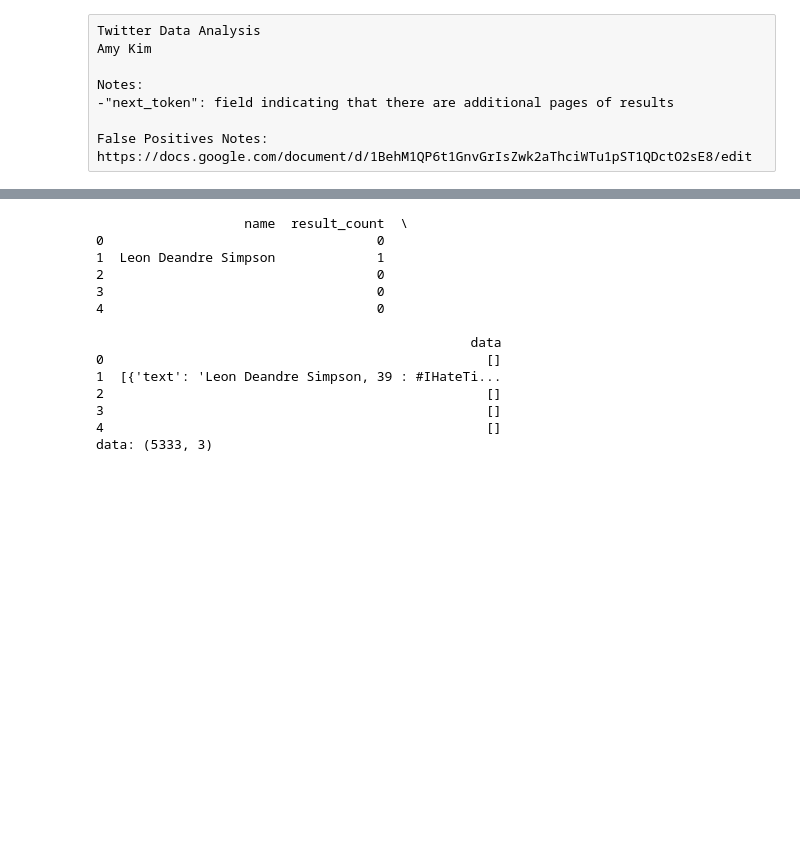
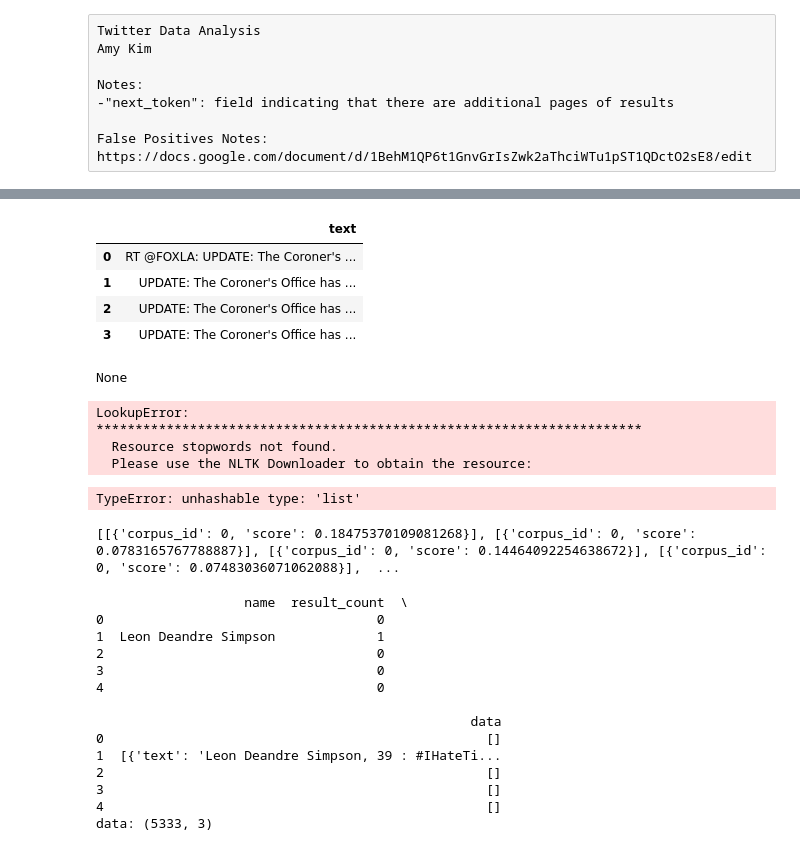
Before and after one commit to katelynnrachel/ckids_fred_morstatter, a Jupyter notebook: Analysis.ipynb, the cells around one changed output, grey strips where cells are left out. Cells and saved outputs as stored; diff of their text form; code cells hidden in the pictures; blank space fills up the shorter version.

```diff
--- a/Analysis.ipynb
+++ b/Analysis.ipynb
@@ -15,3 +52,18 @@ import glob, os, json
 
 json_dir = './data'
 dir_list = glob.glob(os.path.join(json_dir, 'search_*'))
+# %%
+# sample data
+data = { 'text': ["RT @FOXLA: UPDATE: The Coroner's Office has identified the man shot to death Friday outside a bank in Paramount as 38-year-old Abd Alla Tha…",
+       "UPDATE: The Coroner's Office has identified the man shot to death Friday outside a bank in Paramount as 38-year-old Abd Alla Thabet. https://t.co/cV4OLkub2Q",
+       "UPDATE: The Coroner's Office has identified the man shot to death Friday outside a bank in Paramount as 38-year-old Abd Alla Thabet. https://t.co/ua9PcIrwb9",
+       "UPDATE: The Coroner's Office has identified the man shot to death Friday outside a bank in Paramount as 38-year-old Abd Alla Thabet. https://t.co/rNAs6gJ8Nn"]}
+data = pd.DataFrame(data)
+data = data[['text']]
+data.head()
+# %% [output]
+|  | text |
+| 0 | RT @FOXLA: UPDATE: The Coroner's ... |
+| 1 | UPDATE: The Coroner's Office has ... |
+| 2 | UPDATE: The Coroner's Office has ... |
+| 3 | UPDATE: The Coroner's Office has ... |
@@ -17,0 +135,14 @@ dir_list = glob.glob(os.path.join(json_dir, 'search_*'))
+# %%
+# source: https://www.kaggle.com/code/accountstatus/analysis-using-bertopic-and-sentence-transformer
+# Using the preprocessing function to preprocess the tweet data
+print(preprocess_tweet_data(data,'text'))
+# Using tokenizer and removing the stopwords
+print(rem_stopwords_tokenize(data,'text'))
+# Converting all the texts back to sentences
+print(make_sentences(data,'text'))
+# %% [output]
+None
+LookupError:
+**********************************************************************
+  Resource stopwords not found.
+  Please use the NLTK Downloader to obtain the resource:
@@ -18,3 +162,29 @@ dir_list = glob.glob(os.path.join(json_dir, 'search_*'))
+# %%
+text_list = []
+for directory in dir_list[:100]:
+    file_list = glob.glob(os.path.join(directory, '*.json'))
+    result_count = 0
+    name = ""
+    for file in file_list:
+        f = open(file)
+        js = json.load(f)
+        name = file.split('/')[-2].split('search_')[-1]
+
+        for tweet in js['data']:
+            # if d['text'] is related to homicide, add to data, and increment result_count
+            if True:
+                text_list.append(d['text'])
+                result_count = result_count + 1
+
+        f.close()
+    data_list.append({'name': name, 'result_count': result_count, 'data': text_list})
+# %% [output]
+TypeError: unhashable type: 'list'
+# %%
+is_not_false_positive("RT @FOXLA: UPDATE: The Coroner's Office has identified the man shot to death Friday outside a bank in Paramount as 38-year-old Abd Alla Tha…")
+# is_not_false_positive("gun")
+# %% [output]
+[[{'corpus_id': 0, 'score': 0.18475370109081268}], [{'corpus_id': 0, 'score': 0.0783165767788887}], [{'corpus_id': 0, 'score': 0.14464092254638672}], [{'corpus_id': 0, 'score': 0.07483036071062088}],  ...
 # %%
 data_list = [] # list of dicts
 text_list = []
```
Also changed, not shown: parts of 8 cells of this notebook.
